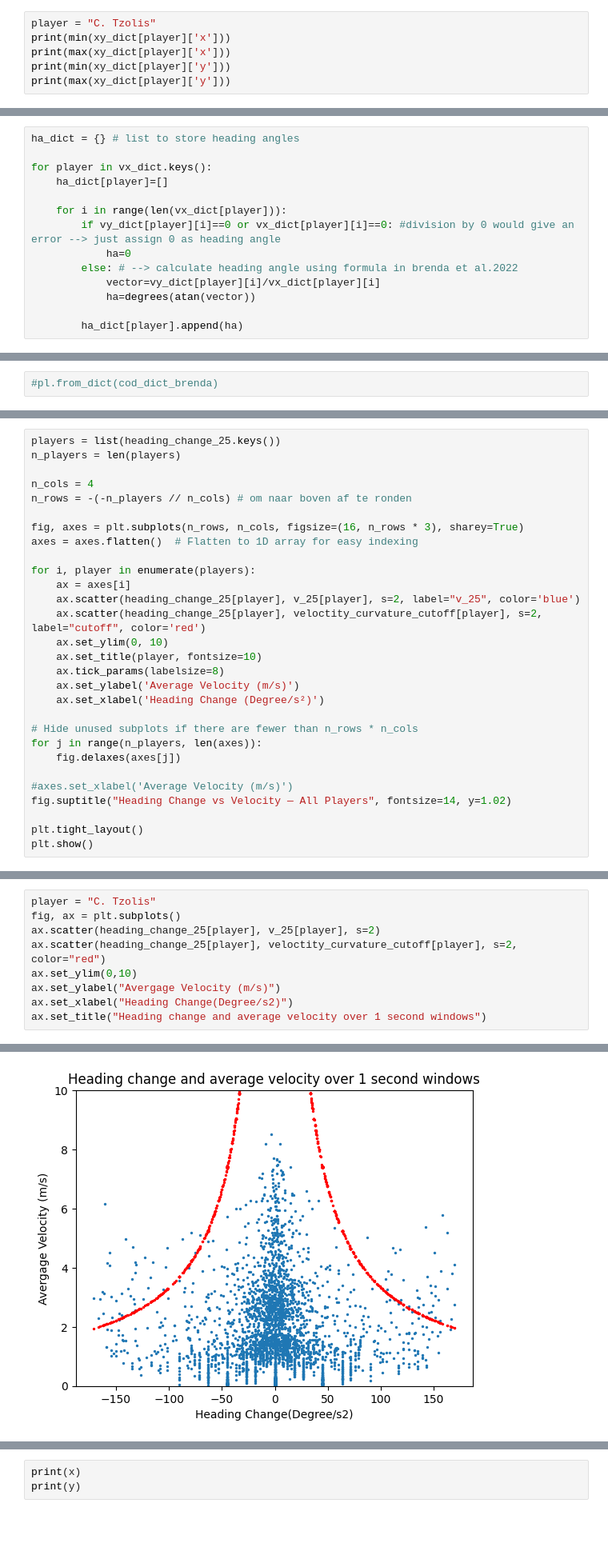
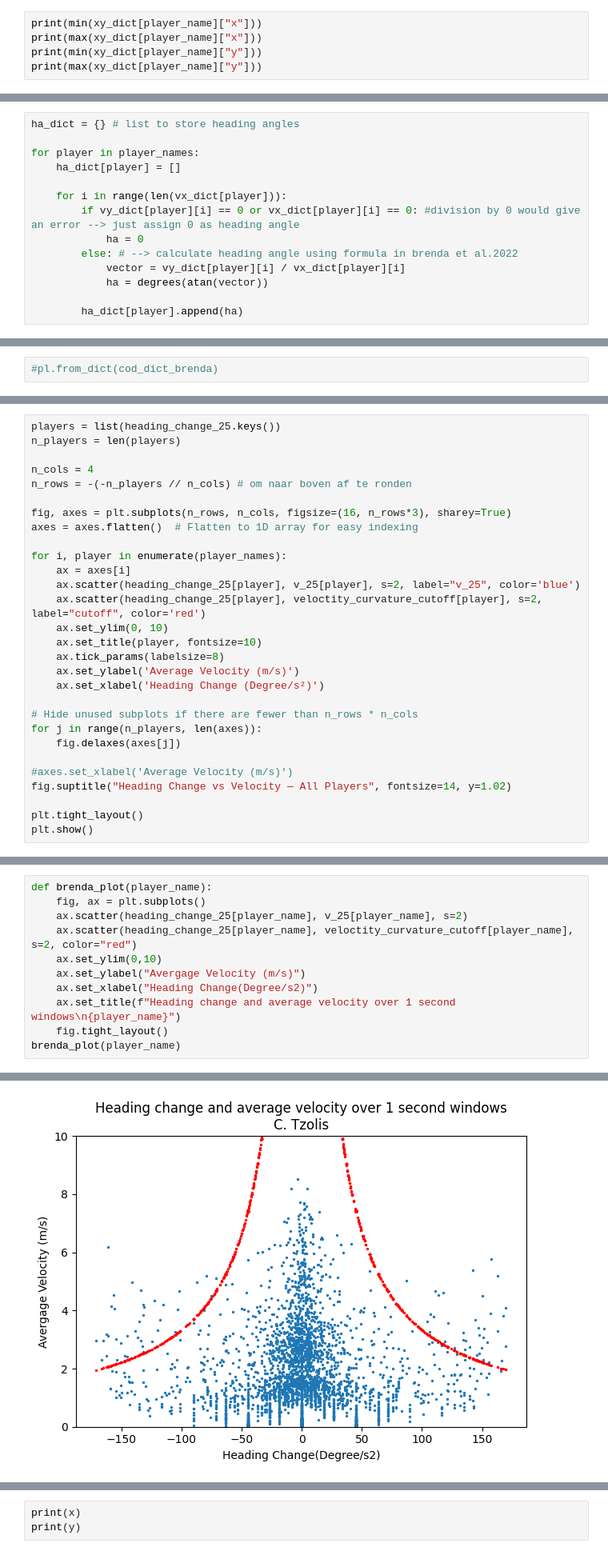
Before and after one commit to ihosten/internship_club_brugge, a Jupyter notebook: positional_data/ChangesOfDirection_PossessionStatus.ipynb, the cells around one changed output, grey strips where cells are left out. Shown at 80% size. Drawn from its saved outputs; the diff is of its cells as text; blank space fills up the shorter version.

```diff
--- a/positional_data/ChangesOfDirection_PossessionStatus.ipynb
+++ b/positional_data/ChangesOfDirection_PossessionStatus.ipynb
@@ -90,11 +96,10 @@ plt.show()
 #print(xy_dict['Amuzu']['x'])
 #print(xy_dict['Amuzu']['y'])
 # %%
-player = "C. Tzolis"
-print(min(xy_dict[player]['x']))
-print(max(xy_dict[player]['x']))
-print(min(xy_dict[player]['y']))
-print(max(xy_dict[player]['y']))
+print(min(xy_dict[player_name]["x"]))
+print(max(xy_dict[player_name]["x"]))
+print(min(xy_dict[player_name]["y"]))
+print(max(xy_dict[player_name]["y"]))
 # %% [output]
 -55.23
 49.98
@@ -447,15 +467,15 @@ for player in xy_dict.keys():
 # %%
 ha_dict = {} # list to store heading angles
 
-for player in vx_dict.keys():
-    ha_dict[player]=[]
+for player in player_names:
+    ha_dict[player] = []
 
     for i in range(len(vx_dict[player])):
-        if vy_dict[player][i]==0 or vx_dict[player][i]==0: #division by 0 would give an error --> just assign 0 as heading angle
-            ha=0
+        if vy_dict[player][i] == 0 or vx_dict[player][i] == 0: #division by 0 would give an error --> just assign 0 as heading angle
+            ha = 0
         else: # --> calculate heading angle using formula in brenda et al.2022
-            vector=vy_dict[player][i]/vx_dict[player][i]
-            ha=degrees(atan(vector))
+            vector = vy_dict[player][i] / vx_dict[player][i]
+            ha = degrees(atan(vector))
 
         ha_dict[player].append(ha)
 # %%
@@ -553,10 +573,10 @@ n_players = len(players)
 n_cols = 4
 n_rows = -(-n_players // n_cols) # om naar boven af te ronden
 
-fig, axes = plt.subplots(n_rows, n_cols, figsize=(16, n_rows * 3), sharey=True)
+fig, axes = plt.subplots(n_rows, n_cols, figsize=(16, n_rows*3), sharey=True)
 axes = axes.flatten()  # Flatten to 1D array for easy indexing
 
-for i, player in enumerate(players):
+for i, player in enumerate(player_names):
     ax = axes[i]
     ax.scatter(heading_change_25[player], v_25[player], s=2, label="v_25", color='blue')
     ax.scatter(heading_change_25[player], veloctity_curvature_cutoff[player], s=2, label="cutoff", color='red')
@@ -578,12 +598,14 @@ plt.show()
 # %% [output]
 [figure]
 # %%
-player = "C. Tzolis"
-fig, ax = plt.subplots()
-ax.scatter(heading_change_25[player], v_25[player], s=2)
-ax.scatter(heading_change_25[player], veloctity_curvature_cutoff[player], s=2, color="red")
-ax.set_ylim(0,10)
-ax.set_ylabel("Avergage Velocity (m/s)")
-ax.set_xlabel("Heading Change(Degree/s2)")
-ax.set_title("Heading change and average velocity over 1 second windows")
+def brenda_plot(player_name):
+    fig, ax = plt.subplots()
+    ax.scatter(heading_change_25[player_name], v_25[player_name], s=2)
+    ax.scatter(heading_change_25[player_name], veloctity_curvature_cutoff[player_name], s=2, color="red")
+    ax.set_ylim(0,10)
+    ax.set_ylabel("Avergage Velocity (m/s)")
+    ax.set_xlabel("Heading Change(Degree/s2)")
+    ax.set_title(f"Heading change and average velocity over 1 second windows\n{player_name}")
+    fig.tight_layout()
+brenda_plot(player_name)
 # %% [output]
@@ -591,4 +612,4 @@ Text(0.5, 1.0, 'Heading change and average velocity over 1 second windows')
-[figure, old version]
+[figure, new version]
 # %% [markdown]
 Reilly et al. 2021:  Automated Classification of Changes of Direction in Soccer Using Inertial Measurement Units
 - average time bbetween start & end COD = 3.1s
```
Also changed, not shown: parts of 17 cells of this notebook, 4 other files.
